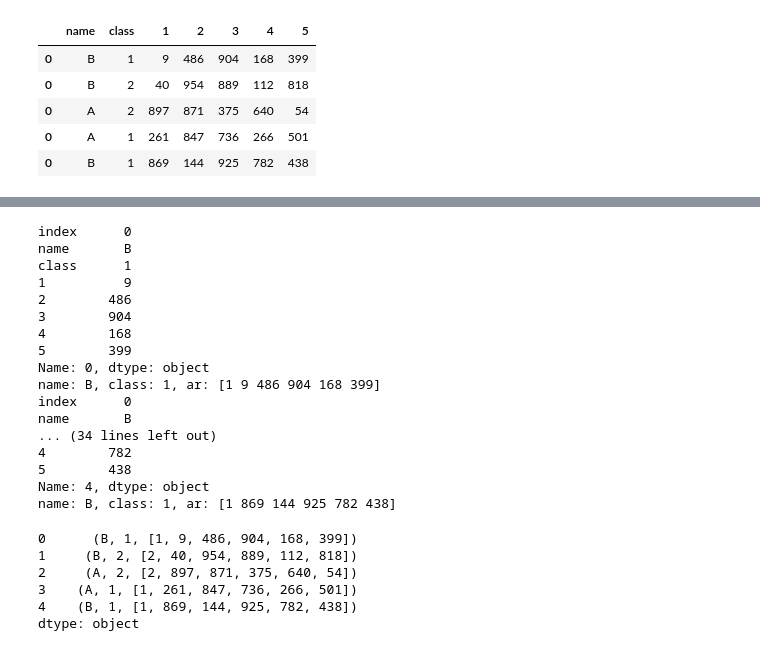
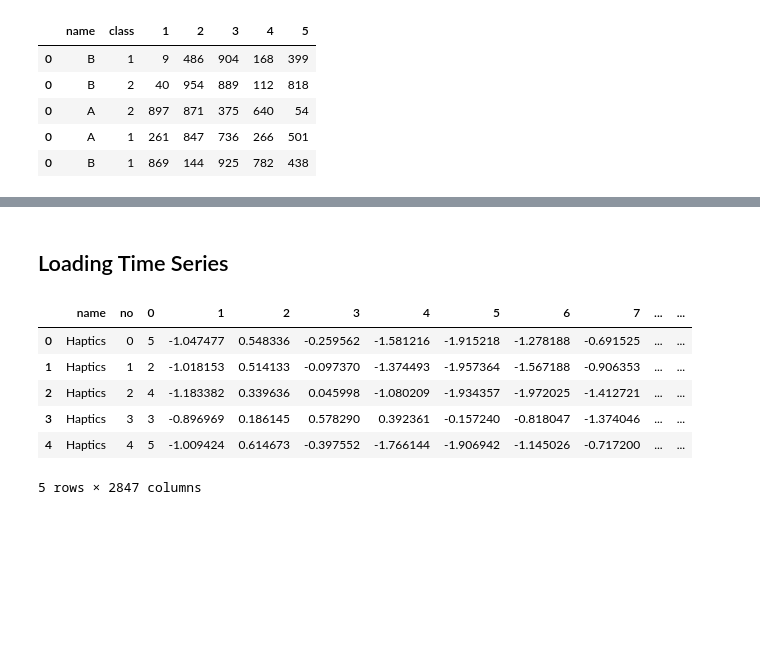
Before and after one commit to philippbeer/ts_search_engine, a Jupyter notebook: notebooks/ucr_initial_analysis.ipynb, the cells around one changed output, grey strips where cells are left out. Cells and saved outputs as stored; diff of their text form; code cells hidden in the pictures; blank space fills up the shorter version.

```diff
--- a/notebooks/ucr_initial_analysis.ipynb
+++ b/notebooks/ucr_initial_analysis.ipynb
@@ -178,29 +180,49 @@ def separate_ts(s: pd.Series):
-# %%
-res = df.apply(separate_ts, axis=1)
-# %% [output]
-index      0
-name       B
-class      1
-1          9
-2        486
-3        904
-4        168
-5        399
-Name: 0, dtype: object
-name: B, class: 1, ar: [1 9 486 904 168 399]
-index      0
-name       B
-... (34 lines left out)
-4        782
-5        438
-Name: 4, dtype: object
-name: B, class: 1, ar: [1 869 144 925 782 438]
-# %%
-res
-# %% [output]
-0      (B, 1, [1, 9, 486, 904, 168, 399])
-1     (B, 2, [2, 40, 954, 889, 112, 818])
-2     (A, 2, [2, 897, 871, 375, 640, 54])
-3    (A, 1, [1, 261, 847, 736, 266, 501])
-4    (B, 1, [1, 869, 144, 925, 782, 438])
-dtype: object
+# %% [markdown]
+## Loading Time Series
+# %%
+def read_filepaths(run_mode: str = 'train',
+                  filepath: str=cnf.UCR_FP) -> Tuple[str,str]:
+    if run_mode == "train":
+        suffix = cnf.UCR_TRAIN_NAME
+    else:
+        suffix = cnf.UCR_TEST_NAME
+
+    ts_infos = []
+    for root, dirs, files in os.walk(filepath):
+        for name in files:
+            if (name.endswith(suffix)):
+                path_tmp = os.path.join(root,name)
+                ts_name = re.split("/", root)[-1]
+                ts_infos.append((ts_name,path_tmp))
+
+    return ts_infos
+
+def read_ucr_csv(ts_info: Tuple[str, str]) -> pd.DataFrame:
+    ts_name = ts_info[0]
+    fp = ts_info[1]
+
+    df = pd.read_csv(fp, sep="\t", header=None)
+    df['name'] = ts_name
+    df['no'] = df.index.values
+    cols = df.columns.tolist()
+    cols = cols[-2:] + cols[:-2]
+    df = df[cols]
+    return df
+# %%
+ts_infos = read_filepaths()
+# %%
+df_l = []
+for ts_info in ts_infos:
+    df_l.append(read_ucr_csv(ts_info))
+
+df_ts = pd.concat(df_l)
+# %%
+df_ts.head()
+# %% [output]
+|  | name | no | 0 | 1 | 2 | 3 | 4 | 5 | 6 | 7 | ... | ... |
+| 0 | Haptics | 0 | 5 | -1.047477 | 0.548336 | -0.259562 | -1.581216 | -1.915218 | -1.278188 | -0.691525 | ... | ... |
+| 1 | Haptics | 1 | 2 | -1.018153 | 0.514133 | -0.097370 | -1.374493 | -1.957364 | -1.567188 | -0.906353 | ... | ... |
+| 2 | Haptics | 2 | 4 | -1.183382 | 0.339636 | 0.045998 | -1.080209 | -1.934357 | -1.972025 | -1.412721 | ... | ... |
+| 3 | Haptics | 3 | 3 | -0.896969 | 0.186145 | 0.578290 | 0.392361 | -0.157240 | -0.818047 | -1.374046 | ... | ... |
+| 4 | Haptics | 4 | 5 | -1.009424 | 0.614673 | -0.397552 | -1.766144 | -1.906942 | -1.145026 | -0.717200 | ... | ... |
+5 rows × 2847 columns
```
Also changed, not shown: parts of 30 cells of this notebook, 4 other files.
